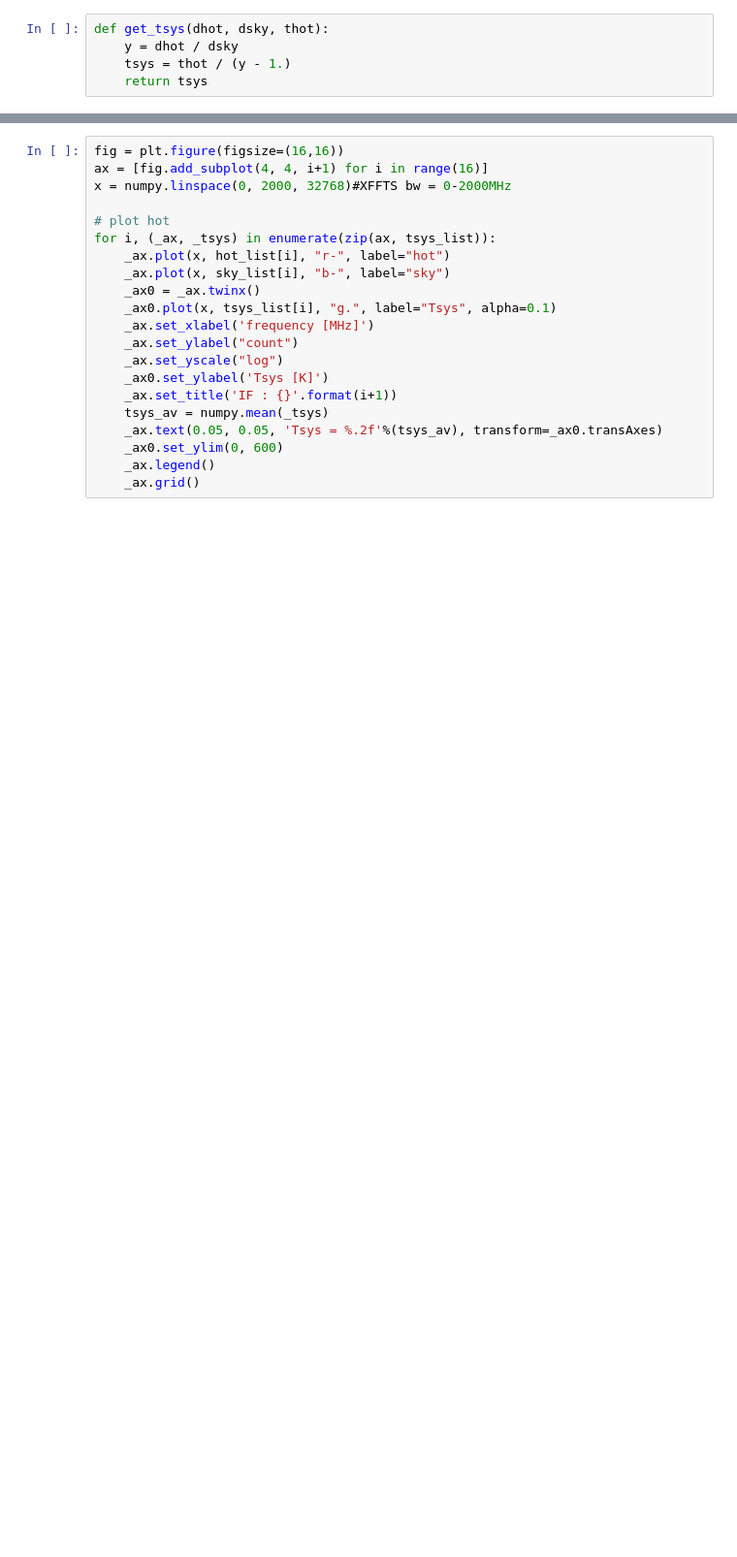
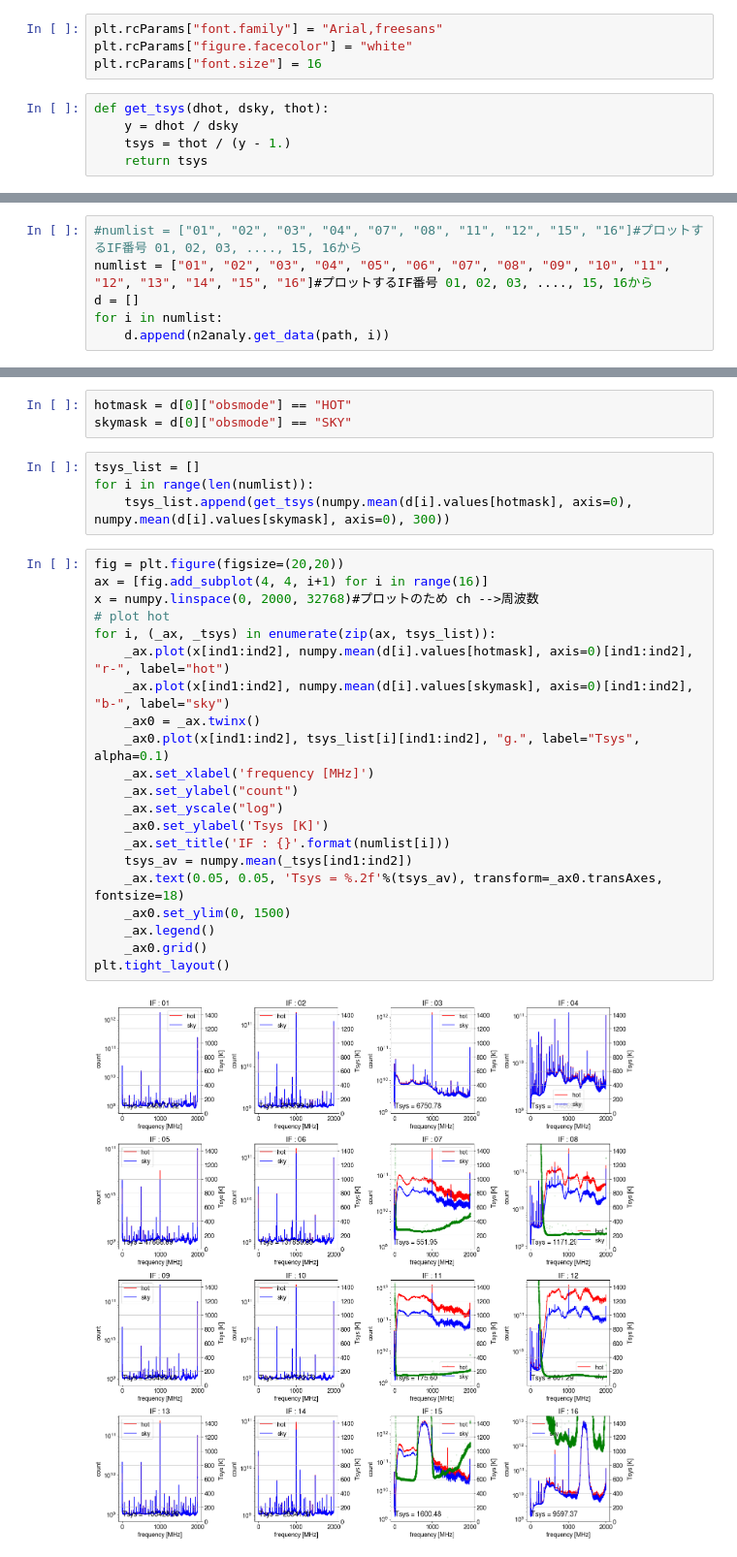
Before and after one commit to nanten2/analy_n2data, a Jupyter notebook: notebook/rsky.ipynb, the cells around one changed output, grey strips where cells are left out. Shown at 97% size. Drawn from its saved outputs; the diff is of its cells as text; blank space fills up the shorter version.

```diff
--- a/notebook/rsky.ipynb
+++ b/notebook/rsky.ipynb
@@ -35,3 +110,7 @@ topicname = [
+# %%
+plt.rcParams["font.family"] = "Arial,freesans"
+plt.rcParams["figure.facecolor"] = "white"
+plt.rcParams["font.size"] = 16
 # %%
 def get_tsys(dhot, dsky, thot):
     y = dhot / dsky
@@ -100,0 +119,6 @@ Wall time: 2.53 s
+# %%
+#numlist = ["01", "02", "03", "04", "07", "08", "11", "12", "15", "16"]#プロットするIF番号 01, 02, 03, ...., 15, 16から
+numlist = ["01", "02", "03", "04", "05", "06", "07", "08", "09", "10", "11", "12", "13", "14", "15", "16"]#プロットするIF番号 01, 02, 03, ...., 15, 16から
+d = []
+for i in numlist:
+    d.append(n2analy.get_data(path, i))
@@ -101,22 +139,31 @@ Wall time: 2.53 s
+# %%
+hotmask = d[0]["obsmode"] == "HOT"
+skymask = d[0]["obsmode"] == "SKY"
+# %%
+tsys_list = []
+for i in range(len(numlist)):
+    tsys_list.append(get_tsys(numpy.mean(d[i].values[hotmask], axis=0), numpy.mean(d[i].values[skymask], axis=0), 300))
 # %%
-fig = plt.figure(figsize=(16,16))
+fig = plt.figure(figsize=(20,20))
 ax = [fig.add_subplot(4, 4, i+1) for i in range(16)]
-x = numpy.linspace(0, 2000, 32768)#XFFTS bw = 0-2000MHz
-
+x = numpy.linspace(0, 2000, 32768)#プロットのため ch -->周波数
 # plot hot
 for i, (_ax, _tsys) in enumerate(zip(ax, tsys_list)):
-    _ax.plot(x, hot_list[i], "r-", label="hot")
-    _ax.plot(x, sky_list[i], "b-", label="sky")
+    _ax.plot(x[ind1:ind2], numpy.mean(d[i].values[hotmask], axis=0)[ind1:ind2], "r-", label="hot")
+    _ax.plot(x[ind1:ind2], numpy.mean(d[i].values[skymask], axis=0)[ind1:ind2], "b-", label="sky")
     _ax0 = _ax.twinx()
-    _ax0.plot(x, tsys_list[i], "g.", label="Tsys", alpha=0.1)
+    _ax0.plot(x[ind1:ind2], tsys_list[i][ind1:ind2], "g.", label="Tsys", alpha=0.1)
     _ax.set_xlabel('frequency [MHz]')
     _ax.set_ylabel("count")
     _ax.set_yscale("log")
     _ax0.set_ylabel('Tsys [K]')
-    _ax.set_title('IF : {}'.format(i+1))
-    tsys_av = numpy.mean(_tsys)
-    _ax.text(0.05, 0.05, 'Tsys = %.2f'%(tsys_av), transform=_ax0.transAxes)
-    _ax0.set_ylim(0, 600)
+    _ax.set_title('IF : {}'.format(numlist[i]))
+    tsys_av = numpy.mean(_tsys[ind1:ind2])
+    _ax.text(0.05, 0.05, 'Tsys = %.2f'%(tsys_av), transform=_ax0.transAxes, fontsize=18)
+    _ax0.set_ylim(0, 1500)
     _ax.legend()
-    _ax.grid()
+    _ax0.grid()
+plt.tight_layout()
+# %% [output]
+[figure, added]
 # %%
```
Also changed, not shown: parts of 7 cells of this notebook.
